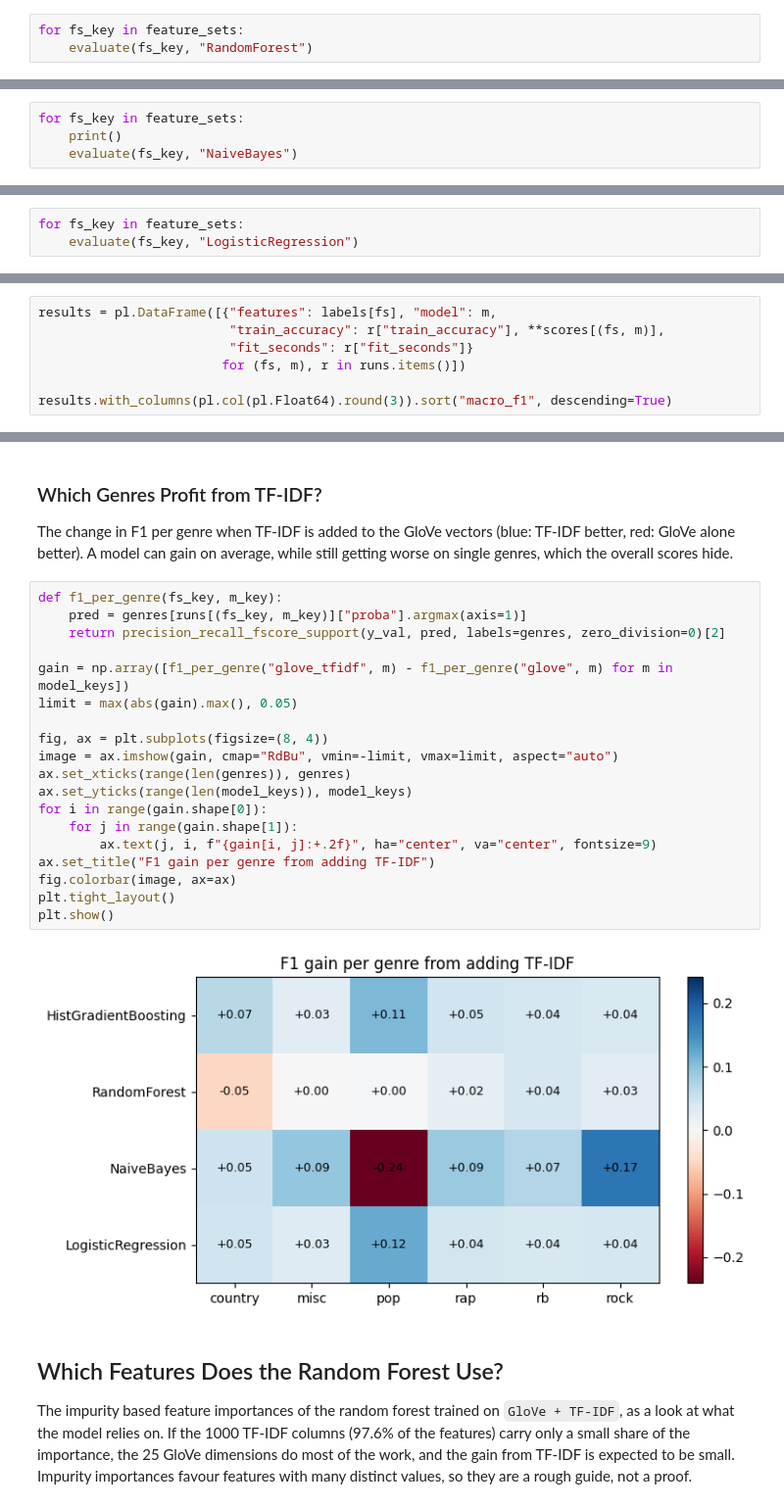
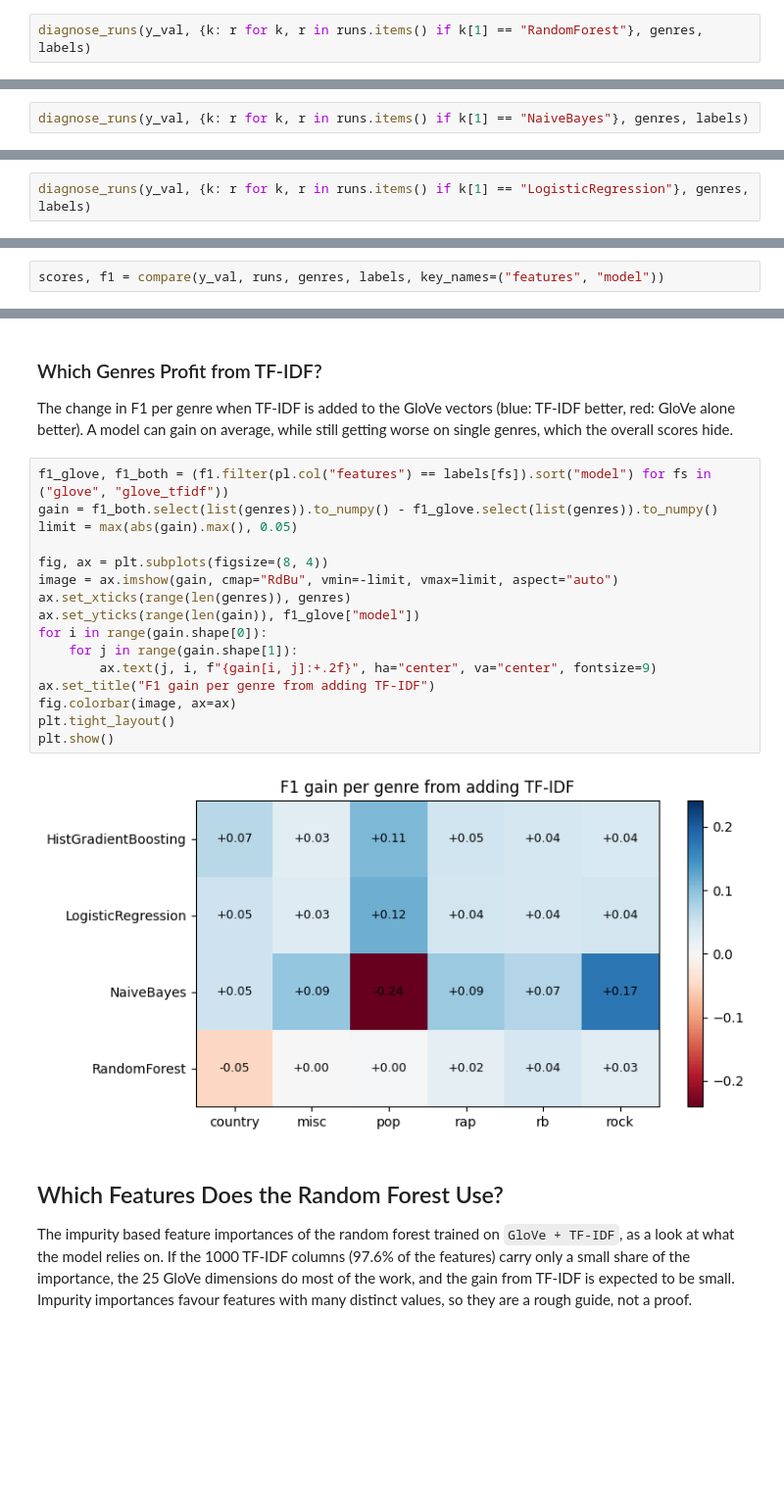
Before and after one commit to durak-dev/Music-Genre-Identifier, a Jupyter notebook: classic_ML.ipynb, the cells around one changed output, grey strips where cells are left out. Shown at 98% size. Saved outputs shown, nothing was run; the diff lists cells and outputs as text; blank space fills up the shorter version.

```diff
--- a/classic_ML.ipynb
+++ b/classic_ML.ipynb
@@ -293,8 +211,7 @@ weighted avg       0.63      0.53      0.54     33632
 # %% [markdown]
 ### Random Forest
 # %%
-for fs_key in feature_sets:
-    evaluate(fs_key, "RandomForest")
+diagnose_runs(y_val, {k: r for k, r in runs.items() if k[1] == "RandomForest"}, genres, labels)
 # %% [output]
 train accuracy: 0.923
 val accuracy:   0.619  (always guessing the biggest genre: 0.412)
@@ -333,9 +250,7 @@ weighted avg       0.61      0.63      0.61     33632
 # %% [markdown]
 ### Gaussian Naive Bayes
 # %%
-for fs_key in feature_sets:
-    print()
-    evaluate(fs_key, "NaiveBayes")
+diagnose_runs(y_val, {k: r for k, r in runs.items() if k[1] == "NaiveBayes"}, genres, labels)
 # %% [output]
 train accuracy: 0.378
 val accuracy:   0.379  (always guessing the biggest genre: 0.412)
@@ -374,6 +289,5 @@ weighted avg       0.56      0.38      0.37     33632
 # %% [markdown]
 ### Logistic Regression
 # %%
-for fs_key in feature_sets:
-    evaluate(fs_key, "LogisticRegression")
+diagnose_runs(y_val, {k: r for k, r in runs.items() if k[1] == "LogisticRegression"}, genres, labels)
 # %% [output]
@@ -418,10 +334,5 @@ All eight runs side by side, sorted by macro F1. The table after it compares the
 # %%
-results = pl.DataFrame([{"features": labels[fs], "model": m,
-                         "train_accuracy": r["train_accuracy"], **scores[(fs, m)],
-                         "fit_seconds": r["fit_seconds"]}
-                        for (fs, m), r in runs.items()])
-
-results.with_columns(pl.col(pl.Float64).round(3)).sort("macro_f1", descending=True)
+scores, f1 = compare(y_val, runs, genres, labels, key_names=("features", "model"))
 # %% [output]
 shape: (8, 7)
 | features | model | train_accuracy | accuracy | macro_f1 | weighted_f1 | fit_seconds |
@@ -477,26 +382,23 @@ plt.show()
 
 The change in F1 per genre when TF-IDF is added to the GloVe vectors (blue: TF-IDF better, red: GloVe alone better). A model can gain on average, while still getting worse on single genres, which the overall scores hide.
 # %%
-def f1_per_genre(fs_key, m_key):
-    pred = genres[runs[(fs_key, m_key)]["proba"].argmax(axis=1)]
-    return precision_recall_fscore_support(y_val, pred, labels=genres, zero_division=0)[2]
-
-gain = np.array([f1_per_genre("glove_tfidf", m) - f1_per_genre("glove", m) for m in model_keys])
+f1_glove, f1_both = (f1.filter(pl.col("features") == labels[fs]).sort("model") for fs in ("glove", "glove_tfidf"))
+gain = f1_both.select(list(genres)).to_numpy() - f1_glove.select(list(genres)).to_numpy()
 limit = max(abs(gain).max(), 0.05)
 
 fig, ax = plt.subplots(figsize=(8, 4))
 image = ax.imshow(gain, cmap="RdBu", vmin=-limit, vmax=limit, aspect="auto")
 ax.set_xticks(range(len(genres)), genres)
-ax.set_yticks(range(len(model_keys)), model_keys)
+ax.set_yticks(range(len(gain)), f1_glove["model"])
 for i in range(gain.shape[0]):
     for j in range(gain.shape[1]):
         ax.text(j, i, f"{gain[i, j]:+.2f}", ha="center", va="center", fontsize=9)
 ax.set_title("F1 gain per genre from adding TF-IDF")
 fig.colorbar(image, ax=ax)
 plt.tight_layout()
 plt.show()
 # %% [output]
-[figure, old version]
+[figure, new version]
 # %% [markdown]
 ## Which Features Does the Random Forest Use?
 
```
Also changed, not shown: parts of 51 cells of this notebook, 3 other files.
